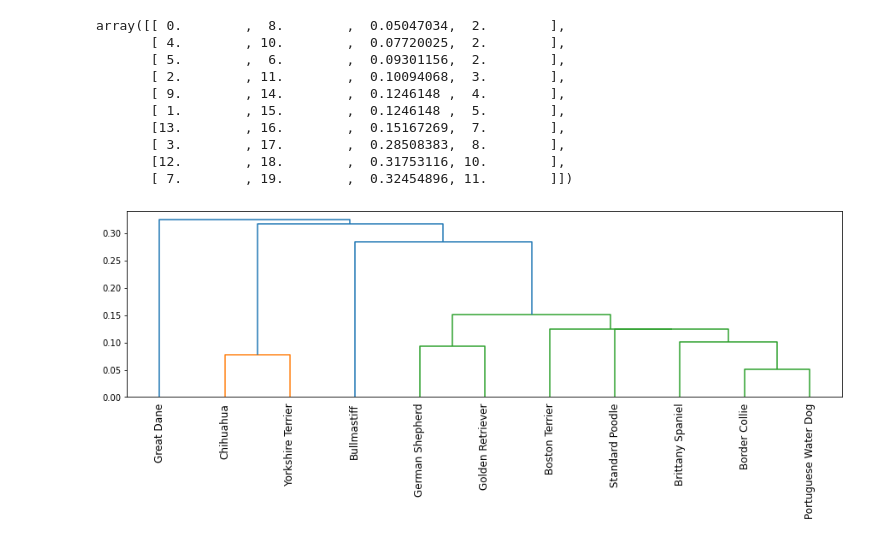
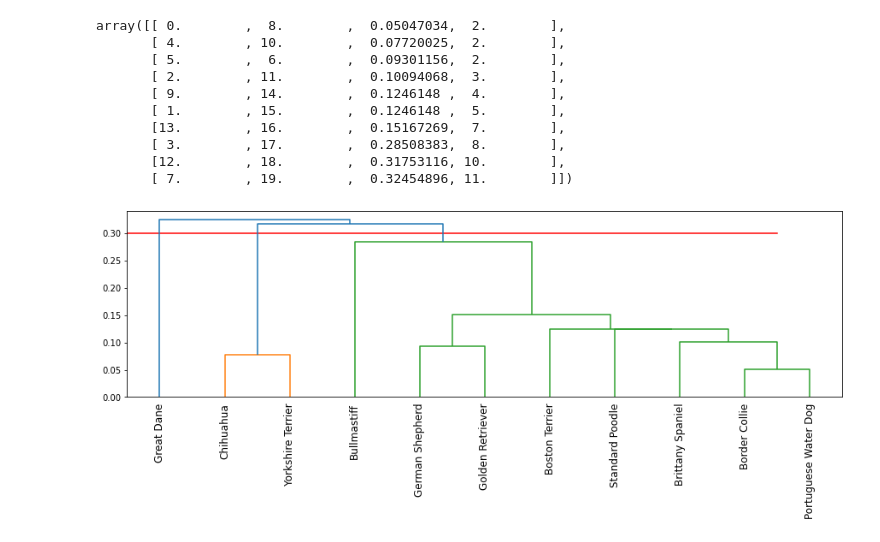
Before and after one commit to plave0/ip, a Jupyter notebook: Klasterovanje/02_hijerarhisko.ipynb, the cells around one changed output. Saved outputs shown, nothing was run; the diff lists cells and outputs as text; code cells hidden in the pictures.

```diff
--- a/Klasterovanje/02_hijerarhisko.ipynb
+++ b/Klasterovanje/02_hijerarhisko.ipynb
@@ -137,7 +141,8 @@ array([[ 0.        ,  8.        ,  0.05047034,  2.        ],
        [ 7.        , 19.        ,  0.32454896, 11.        ]])
 # %%
 fig = plt.figure(figsize=(15, 4))
-dendrogram(Z, labels=df.index, leaf_rotation=90)
+plt.plot([0,100], [0.3, 0.3], color="red")
+dendrogram(Z, labels=df.index, leaf_rotation=90, color_threshold=0.3)
 plt.show()
 # %% [output]
-[figure, old version]
+[figure, new version]
```
Also changed, not shown: parts of 4 cells of this notebook.
